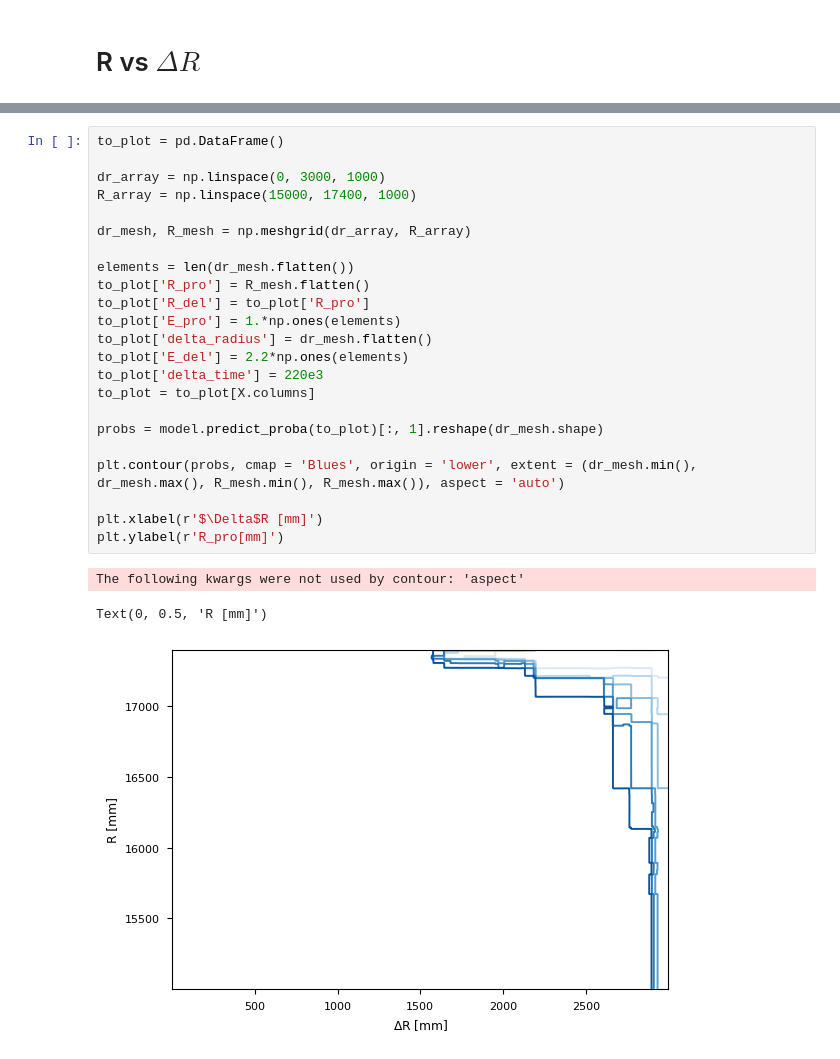
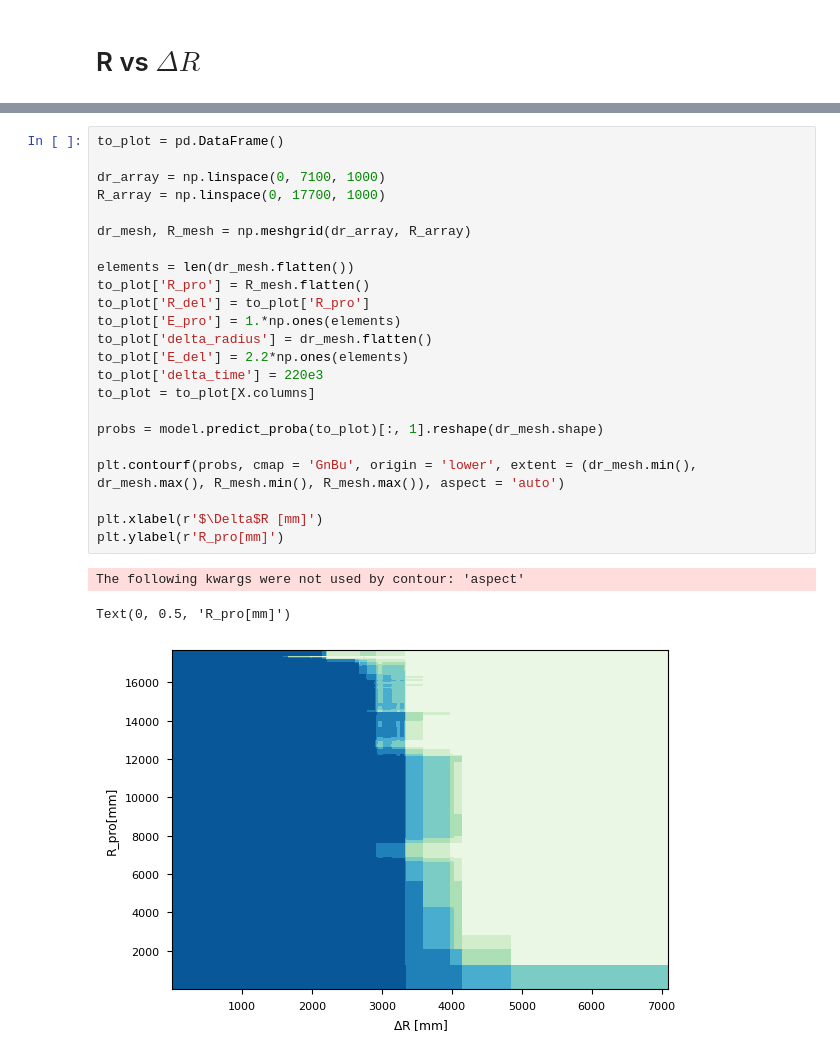
Before and after one commit to Fabiocufino/CloudVenetoCode, a Jupyter notebook: Analysis_CV/BKG_UNcorrelated/XGBoost.ipynb, the cells around one changed output, grey strips where cells are left out. Saved outputs shown, nothing was run; the diff lists cells and outputs as text.

```diff
--- a/Analysis_CV/BKG_UNcorrelated/XGBoost.ipynb
+++ b/Analysis_CV/BKG_UNcorrelated/XGBoost.ipynb
@@ -509,27 +522,27 @@ Purity:  100.0
 # %%
 to_plot = pd.DataFrame()
 
-dr_array = np.linspace(0, 3000, 1000)
-R_array = np.linspace(15000, 17400, 1000)
+dr_array = np.linspace(0, 7100, 1000)
+R_array = np.linspace(0, 17700, 1000)
 
 dr_mesh, R_mesh = np.meshgrid(dr_array, R_array)
 
 elements = len(dr_mesh.flatten())
 to_plot['R_pro'] = R_mesh.flatten()
 to_plot['R_del'] = to_plot['R_pro']
 to_plot['E_pro'] = 1.*np.ones(elements)
 to_plot['delta_radius'] = dr_mesh.flatten()
 to_plot['E_del'] = 2.2*np.ones(elements)
 to_plot['delta_time'] = 220e3
 to_plot = to_plot[X.columns]
 
 probs = model.predict_proba(to_plot)[:, 1].reshape(dr_mesh.shape)
 
-plt.contour(probs, cmap = 'Blues', origin = 'lower', extent = (dr_mesh.min(), dr_mesh.max(), R_mesh.min(), R_mesh.max()), aspect = 'auto')
+plt.contourf(probs, cmap = 'GnBu', origin = 'lower', extent = (dr_mesh.min(), dr_mesh.max(), R_mesh.min(), R_mesh.max()), aspect = 'auto')
 
 plt.xlabel(r'$\Delta$R [mm]')
 plt.ylabel(r'R_pro[mm]')
 # %% [output]
 The following kwargs were not used by contour: 'aspect'
-Text(0, 0.5, 'R [mm]')
+Text(0, 0.5, 'R_pro[mm]')
-[figure, old version]
+[figure, new version]
```
Also changed, not shown: parts of 8 cells of this notebook, 2 other files.
